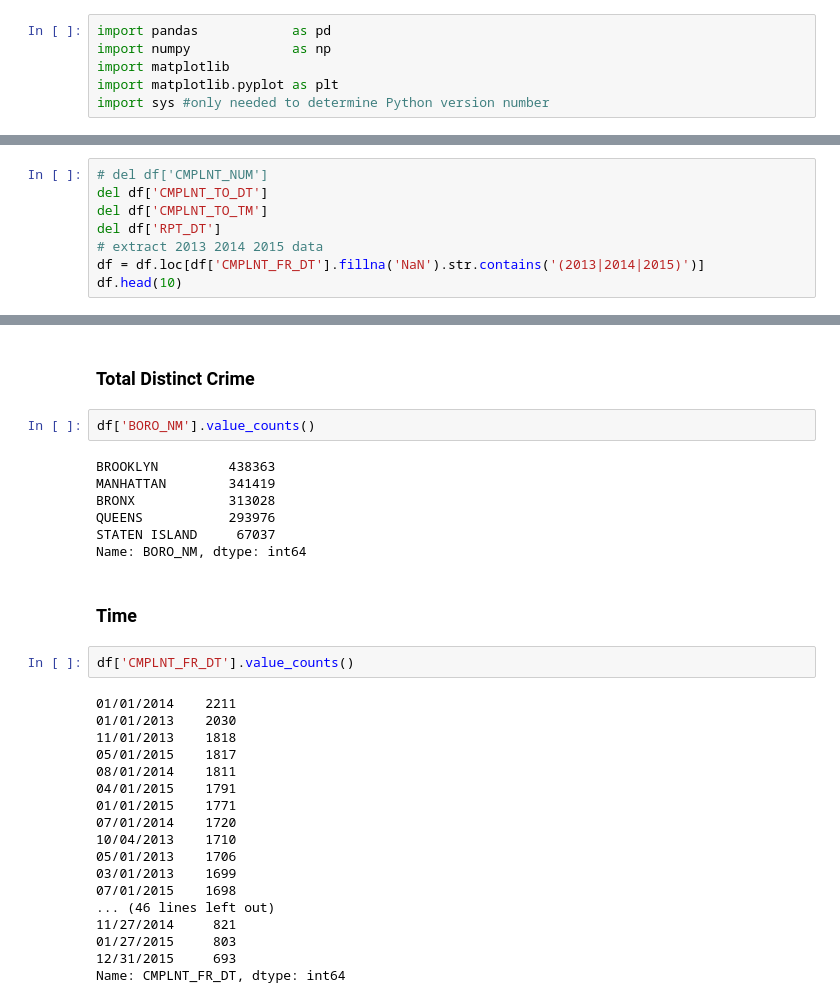
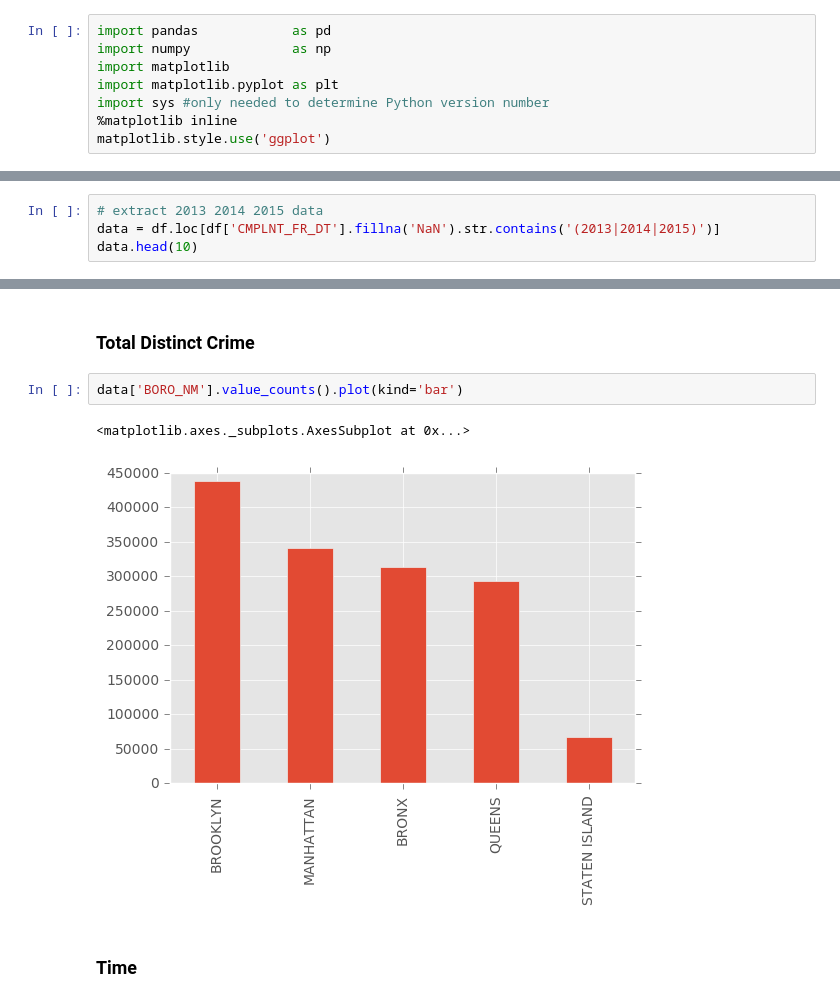
Before and after one commit to ave-u/big-data-analytics, a Jupyter notebook: crime_data_processing.ipynb, the cells around one changed output, grey strips where cells are left out. Cells and saved outputs as stored; diff of their text form.

```diff
--- a/crime_data_processing.ipynb
+++ b/crime_data_processing.ipynb
@@ -4,6 +4,8 @@ import numpy             as np
 import matplotlib
 import matplotlib.pyplot as plt
 import sys #only needed to determine Python version number
+%matplotlib inline
+matplotlib.style.use('ggplot')
 # %%
 print('Python version ' + sys.version)
 print('Pandas version ' + pd.__version__)
@@ -41,11 +50,7 @@ dtype: object
 # %%
-# del df['CMPLNT_NUM']
-del df['CMPLNT_TO_DT']
-del df['CMPLNT_TO_TM']
-del df['RPT_DT']
 # extract 2013 2014 2015 data
-df = df.loc[df['CMPLNT_FR_DT'].fillna('NaN').str.contains('(2013|2014|2015)')]
-df.head(10)
+data = df.loc[df['CMPLNT_FR_DT'].fillna('NaN').str.contains('(2013|2014|2015)')]
+data.head(10)
 # %% [output]
 |  | CMPLNT_NUM | CMPLNT_FR_DT | CMPLNT_FR_TM | KY_CD | OFNS_DESC | PD_CD | PD_DESC | CRM_ATPT_CPTD_CD | ... |
 | 0 | 101109527 | 12/31/2015 | 23:45:00 | 113 | FORGERY | 729.0 | FORGERY,ETC.,UNCLASSIFIED-FELO | COMPLETED | ... |
@@ -61,34 +66,10 @@ df.head(10)
 10 rows × 21 columns
 # %% [markdown]
 ### Total Distinct Crime
-# %%
-df['BORO_NM'].value_counts()
-# %% [output]
-BROOKLYN         438363
-MANHATTAN        341419
-BRONX            313028
-QUEENS           293976
-STATEN ISLAND     67037
-Name: BORO_NM, dtype: int64
+# %%
+data['BORO_NM'].value_counts().plot(kind='bar')
+# %% [output]
+<matplotlib.axes._subplots.AxesSubplot at 0x...>
+[figure, added]
 # %% [markdown]
 ### Time
-# %%
-df['CMPLNT_FR_DT'].value_counts()
-# %% [output]
-01/01/2014    2211
-01/01/2013    2030
-11/01/2013    1818
-05/01/2015    1817
-08/01/2014    1811
-04/01/2015    1791
-01/01/2015    1771
-07/01/2014    1720
-10/04/2013    1710
-05/01/2013    1706
-03/01/2013    1699
-07/01/2015    1698
-... (46 lines left out)
-11/27/2014     821
-01/27/2015     803
-12/31/2015     693
-Name: CMPLNT_FR_DT, dtype: int64
```
Also changed, not shown: parts of 7 cells of this notebook.
